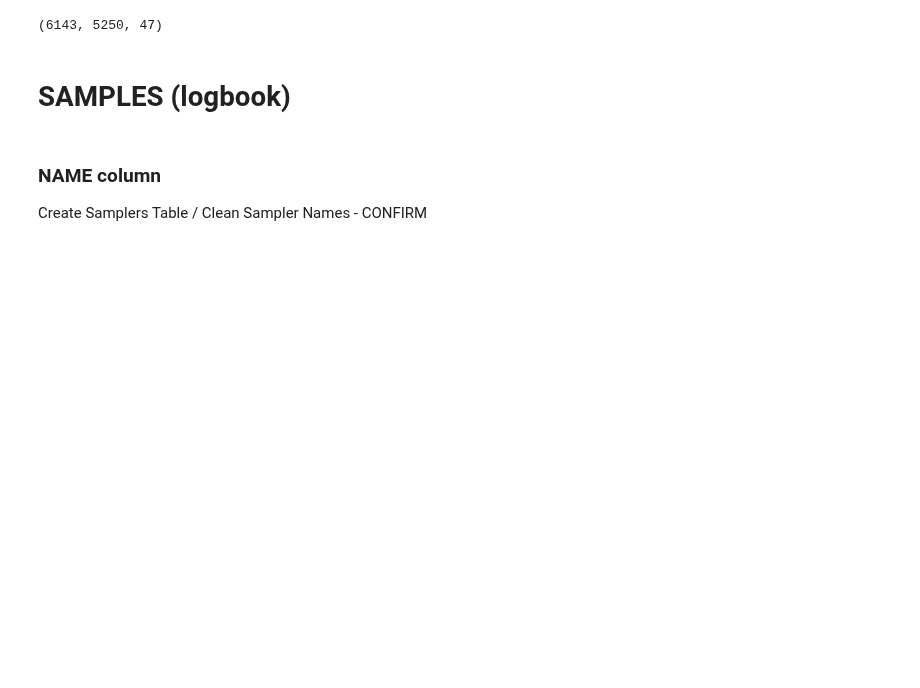
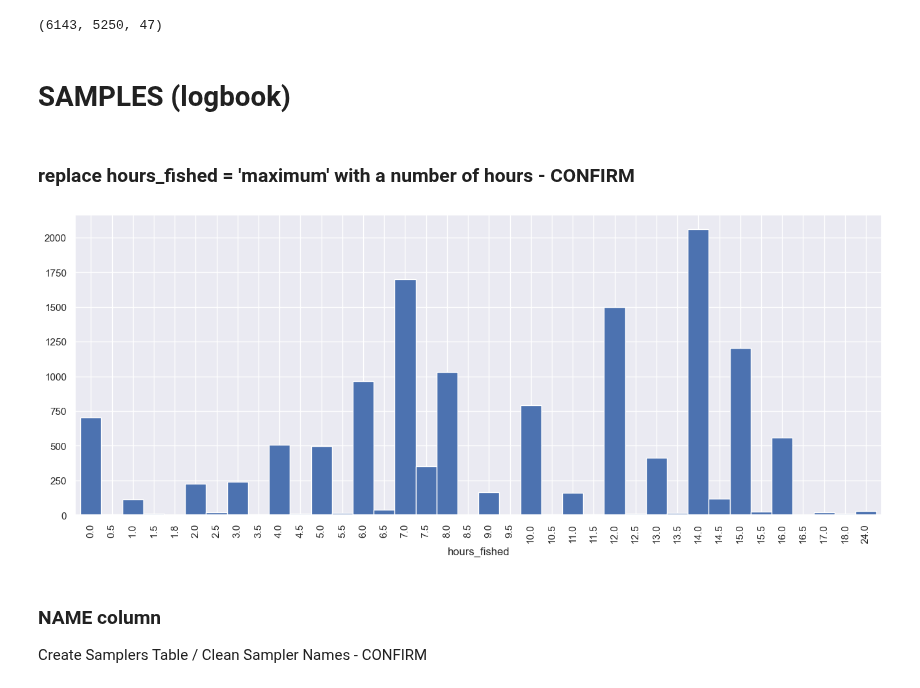
Before and after one commit to dfo-gulf-science/Gaspereau, a Jupyter notebook: 10. Cleaning and Creating Tables.ipynb, the cells around one changed output. Cells and saved outputs as stored; diff of their text form; code cells hidden in the pictures; blank space fills up the shorter version.

```diff
--- a/10. Cleaning and Creating Tables.ipynb
+++ b/10. Cleaning and Creating Tables.ipynb
@@ -377,3 +424,17 @@ dtypes = {
 #     'hours_fished': 'Int32'  # some entries say 'maximum '
 }
 df_SD = pd.read_csv(r'.\provided data\Margaree Gaspereau logbooks_Master.csv', dtype=dtypes)
+# %% [markdown]
+### replace hours_fished = 'maximum' with a number of hours - CONFIRM
+# %%
+(
+    df_SD.groupby('hours_fished')
+    .count()
+    .reset_index()
+    .replace({'maximum ': 24})[['hours_fished', 'DIST']]
+    .astype(float)
+    .sort_values('hours_fished')
+    .plot(kind='bar', x='hours_fished', y='DIST', width=1, figsize=(16, 6), legend=False)
+);
+# %% [output]
+[figure, added]
```
Also changed, not shown: parts of 26 cells of this notebook, 7 other files.
